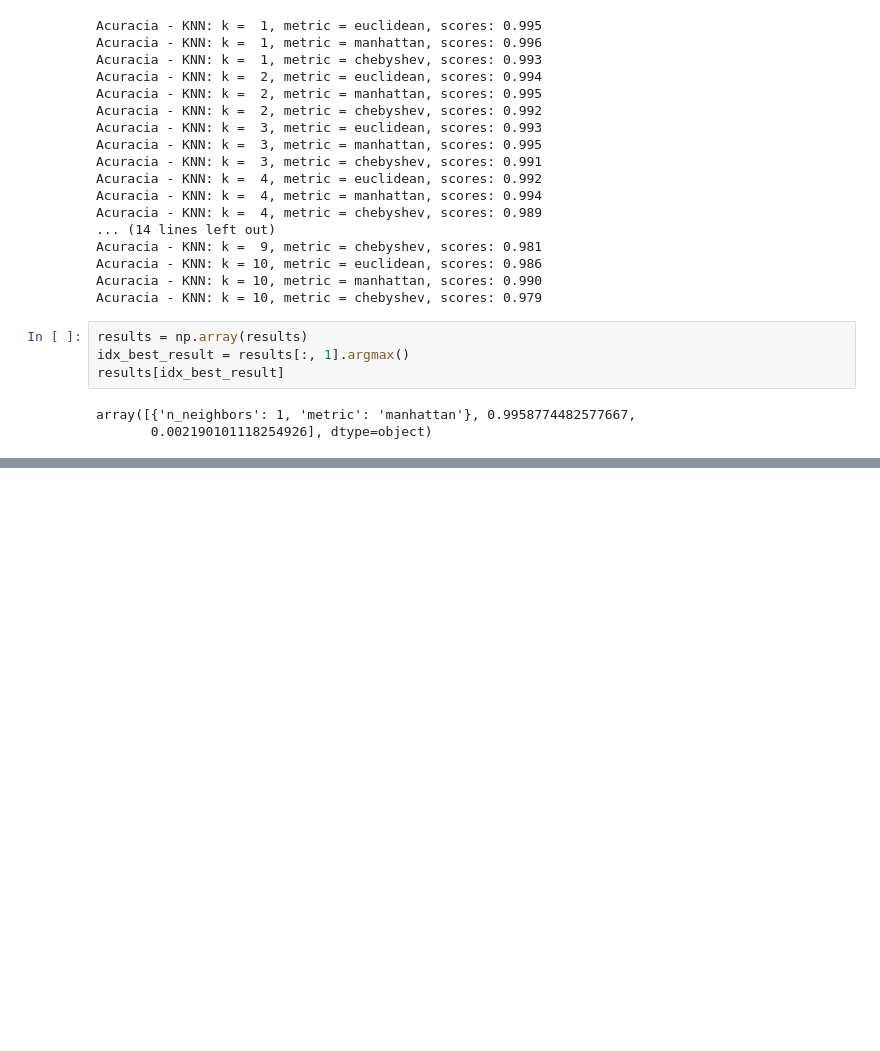
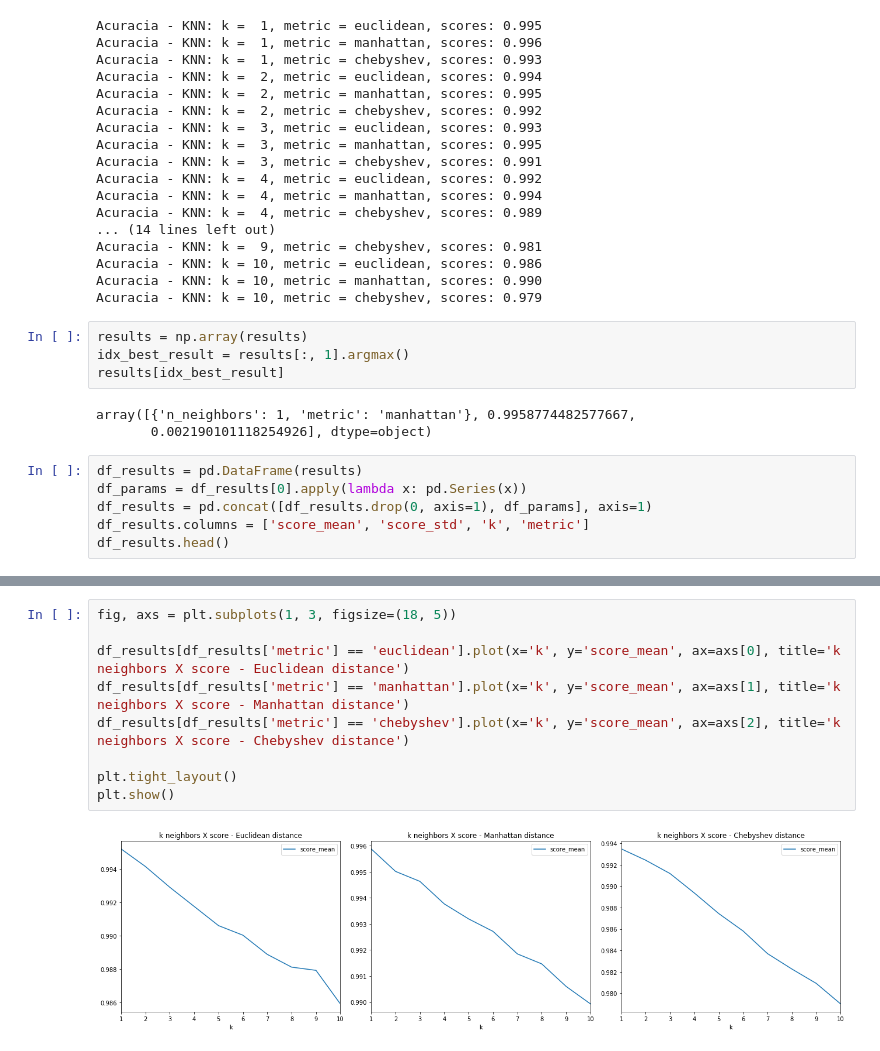
Before and after one commit to miltongneto/Gas-Sensor-Array-Drift, a Jupyter notebook: notebooks/modelagem.ipynb, the cells around one changed output, grey strips where cells are left out. Saved outputs shown, nothing was run; the diff lists cells and outputs as text; blank space fills up the shorter version.

```diff
--- a/notebooks/modelagem.ipynb
+++ b/notebooks/modelagem.ipynb
@@ -166,3 +201,9 @@ results[idx_best_result]
 # %% [output]
 array([{'n_neighbors': 1, 'metric': 'manhattan'}, 0.9958774482577667,
        0.002190101118254926], dtype=object)
+# %%
+df_results = pd.DataFrame(results)
+df_params = df_results[0].apply(lambda x: pd.Series(x))
+df_results = pd.concat([df_results.drop(0, axis=1), df_params], axis=1)
+df_results.columns = ['score_mean', 'score_std', 'k', 'metric']
+df_results.head()
@@ -168,0 +217,11 @@ array([{'n_neighbors': 1, 'metric': 'manhattan'}, 0.9958774482577667,
+# %%
+fig, axs = plt.subplots(1, 3, figsize=(18, 5))
+
+df_results[df_results['metric'] == 'euclidean'].plot(x='k', y='score_mean', ax=axs[0], title='k neighbors X score - Euclidean distance')
+df_results[df_results['metric'] == 'manhattan'].plot(x='k', y='score_mean', ax=axs[1], title='k neighbors X score - Manhattan distance')
+df_results[df_results['metric'] == 'chebyshev'].plot(x='k', y='score_mean', ax=axs[2], title='k neighbors X score - Chebyshev distance')
+
+plt.tight_layout()
+plt.show()
+# %% [output]
+[figure, added]
```
Also changed, not shown: parts of 15 cells of this notebook, 1 other file.
